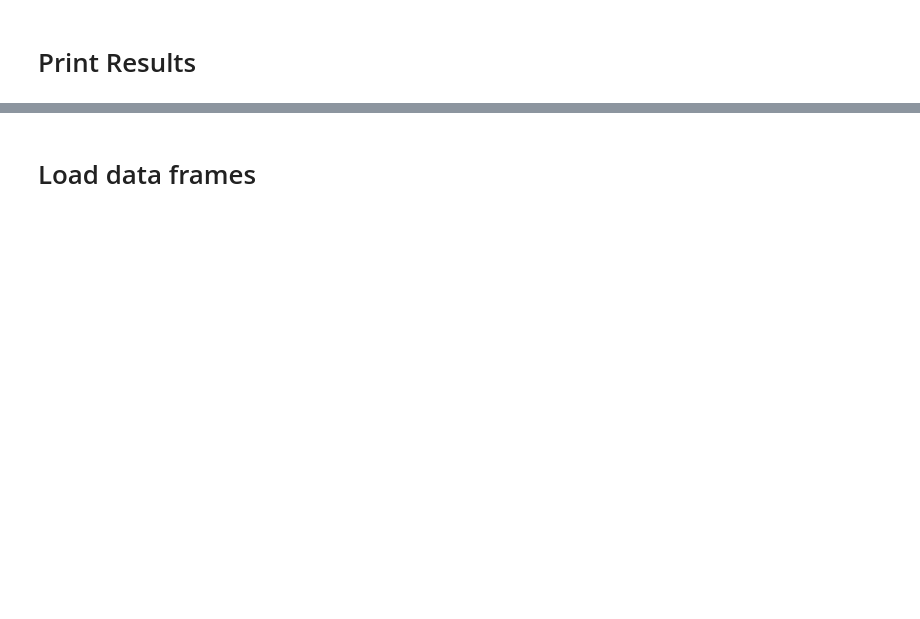
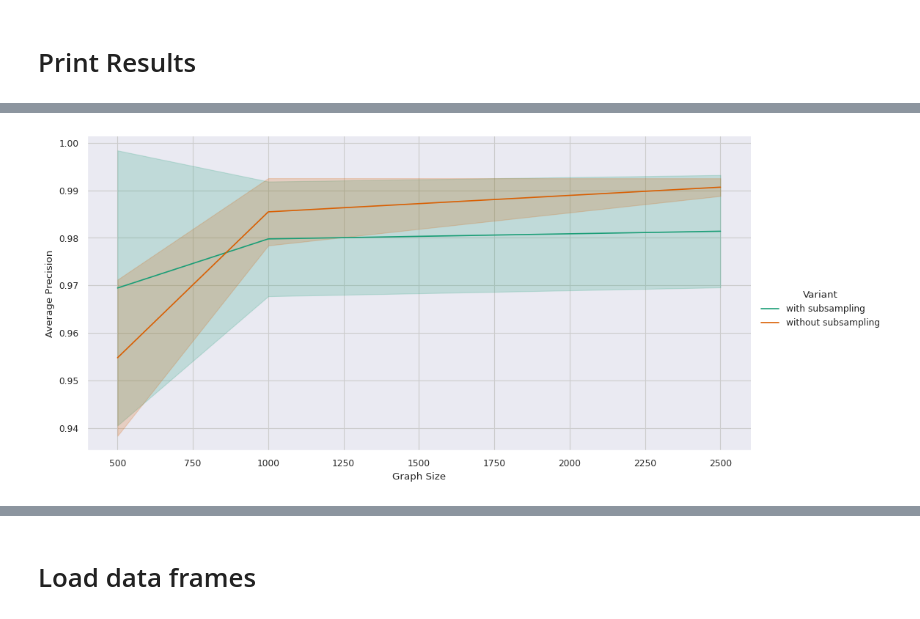
Before and after one commit to HydrofinLoewenherz/embedding-eval-framework, a Jupyter notebook: notebooks/main.ipynb, the cells around one changed output, grey strips where cells are left out. Saved outputs shown, nothing was run; the diff lists cells and outputs as text; code cells hidden in the pictures; blank space fills up the shorter version.

```diff
--- a/notebooks/main.ipynb
+++ b/notebooks/main.ipynb
@@ -134,14 +163,16 @@ plt.savefig('run_time.pdf')
 # %%
 # score
 g = sns.relplot(
     data=df_result, kind="line",
-    hue="type",
+    hue="note",
     x="graph_size",
     y="ap",
     errorbar="sd",
-    palette="Spectral",
+    palette=palette,
     aspect=2,
 )
 g.set_axis_labels("Graph Size", "Average Precision")
 g._legend.set_title("Variant")
-plt.savefig('ap.pdf')
+plt.savefig('./out/ap.pdf')
+# %% [output]
+[figure, added]
```
Also changed, not shown: parts of 13 cells of this notebook, 17 other files.
